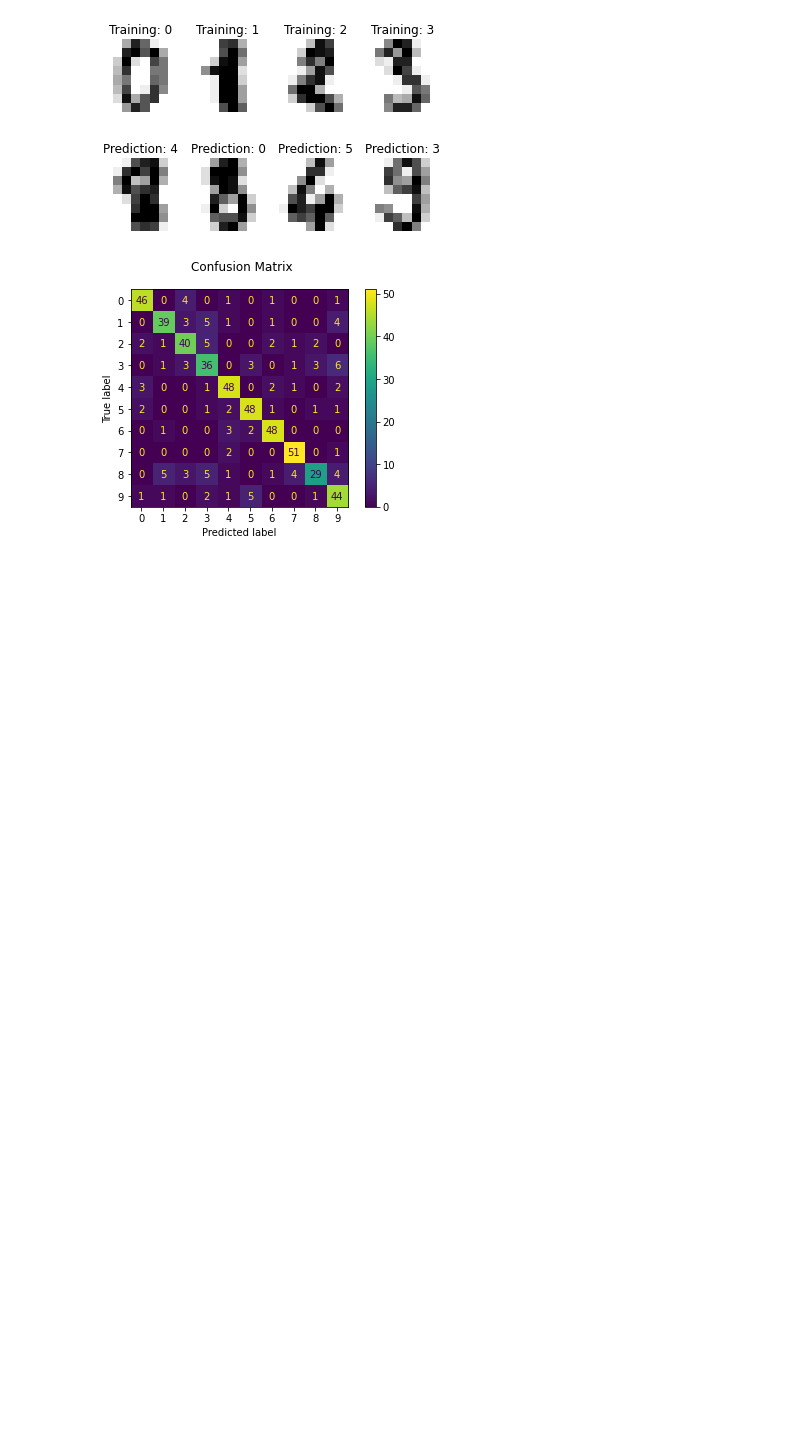
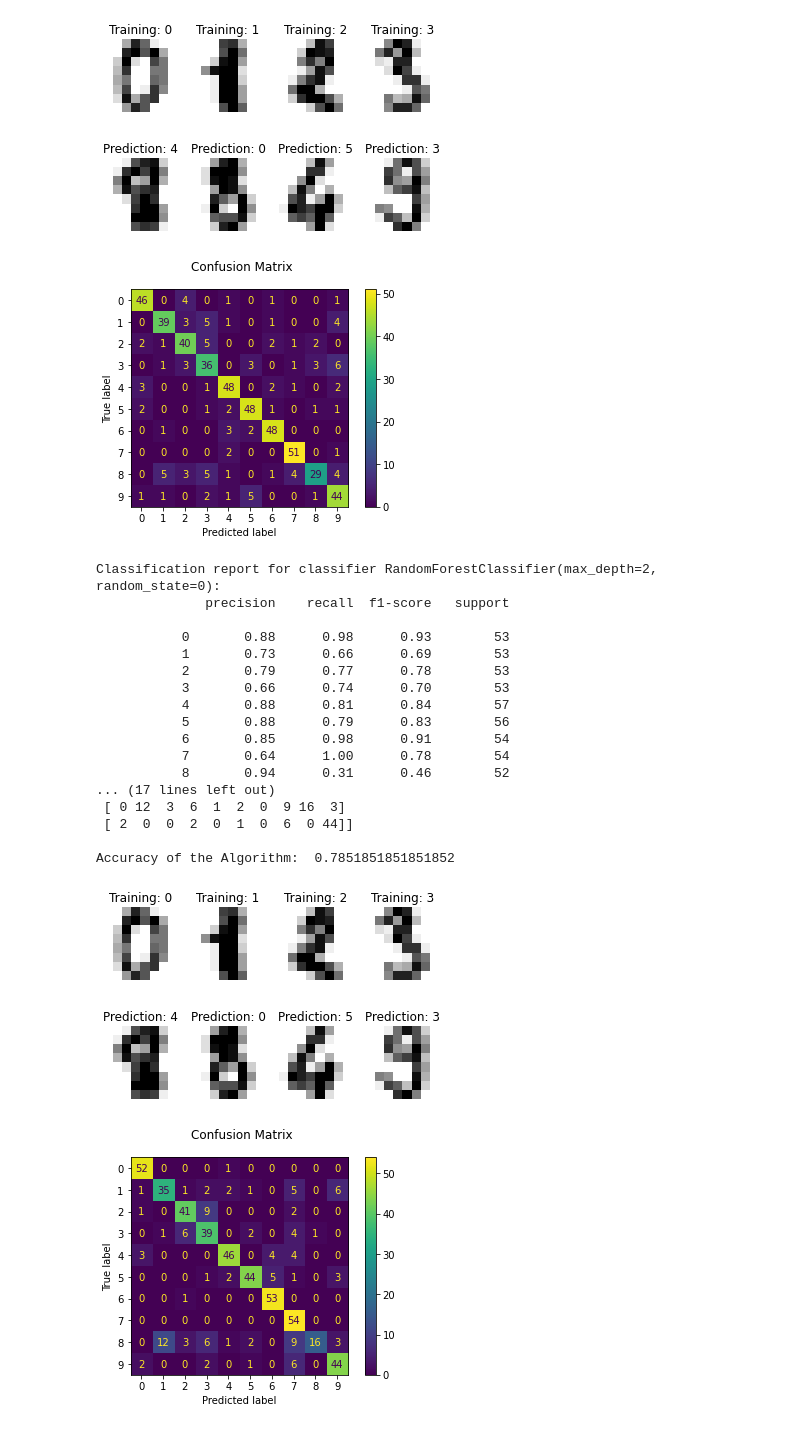
Before and after one commit to meysamhadigheh/test_number_recognition, a Jupyter notebook: mahroon_SkLearn/number_recognition.ipynb, the cells around one changed output. Drawn from its saved outputs; the diff is of its cells as text; code cells hidden in the pictures; blank space fills up the shorter version.

Commit message:
4. Random Forest classifier

```diff
--- a/mahroon_SkLearn/number_recognition.ipynb
+++ b/mahroon_SkLearn/number_recognition.ipynb
@@ -190,3 +190,47 @@ Classification report for classifier DecisionTreeClassifier():
 Accuracy of the Algorithm:  0.7944444444444444
 [figure]
 [figure]
+# %%
+#4. Random Forest
+from sklearn.ensemble import RandomForestClassifier
+RF_classifier = RandomForestClassifier(max_depth=2, random_state=0)
+RF_classifier.fit(X_train, y_train)
+predicted = RF_classifier.predict(X_test)
+_, axes = plt.subplots(2, 4)
+images_and_labels = list(zip(digits.images, digits.target))
+for ax, (image, label) in zip(axes[0, :], images_and_labels[:4]):
+    ax.set_axis_off()
+    ax.imshow(image, cmap=plt.cm.gray_r, interpolation='nearest')
+    ax.set_title('Training: %i' % label)
+
+images_and_predictions = list(zip(digits.images[n_samples // 2:], predicted))
+for ax, (image, prediction) in zip(axes[1, :], images_and_predictions[:4]):
+    ax.set_axis_off()
+    ax.imshow(image, cmap=plt.cm.gray_r, interpolation='nearest')
+    ax.set_title('Prediction: %i' % prediction)
+print("\nClassification report for classifier %s:\n%s\n" % (RF_classifier, metrics.classification_report(y_test, predicted)))
+disp = metrics.plot_confusion_matrix(RF_classifier, X_test, y_test)
+disp.figure_.suptitle("Confusion Matrix")
+print("\nConfusion matrix:\n%s" % disp.confusion_matrix)
+print("\nAccuracy of the Algorithm: ", RF_classifier.score(X_test, y_test))
+plt.show()
+# %% [output]
+Classification report for classifier RandomForestClassifier(max_depth=2, random_state=0):
+              precision    recall  f1-score   support
+
+           0       0.88      0.98      0.93        53
+           1       0.73      0.66      0.69        53
+           2       0.79      0.77      0.78        53
+           3       0.66      0.74      0.70        53
+           4       0.88      0.81      0.84        57
+           5       0.88      0.79      0.83        56
+           6       0.85      0.98      0.91        54
+           7       0.64      1.00      0.78        54
+           8       0.94      0.31      0.46        52
+... (17 lines left out)
+ [ 0 12  3  6  1  2  0  9 16  3]
+ [ 2  0  0  2  0  1  0  6  0 44]]
+
+Accuracy of the Algorithm:  0.7851851851851852
+[figure, added]
+[figure, added]
```
